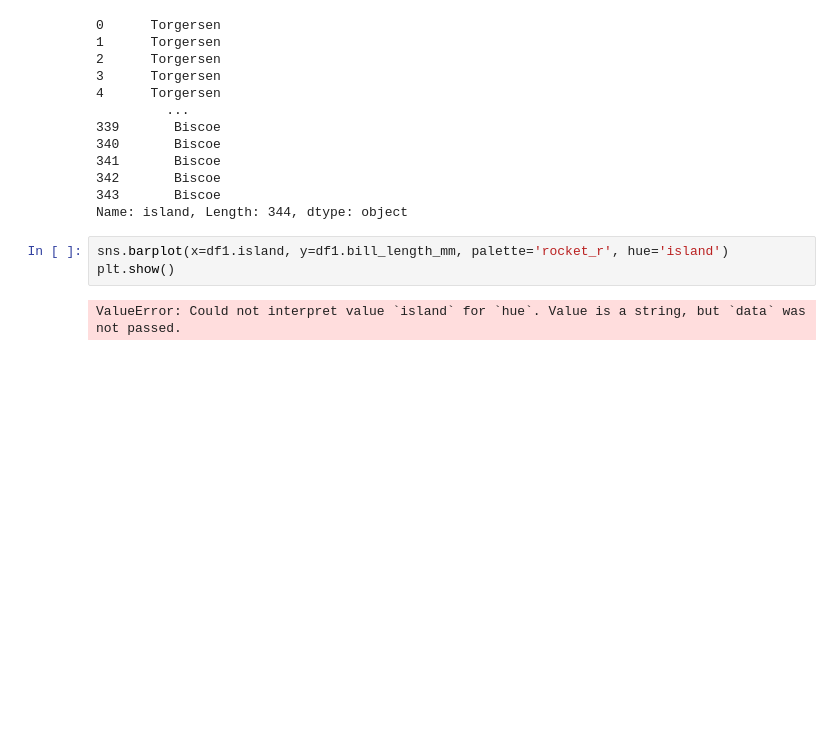
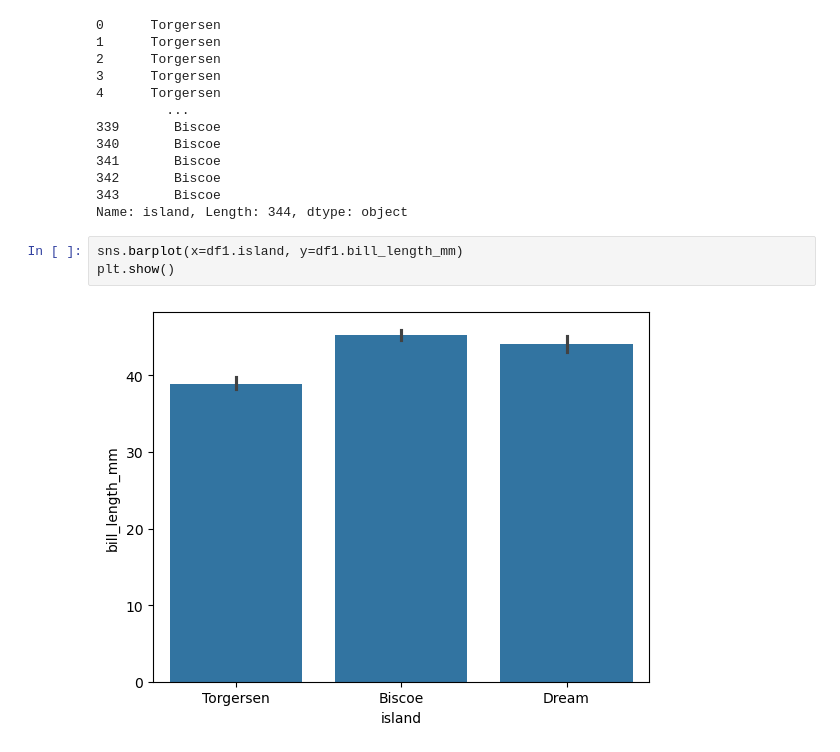
Before and after one commit to bilalramzan01/AI-Engineering-by-The-iScale, a Jupyter notebook: Python for Ai Engineering/unit 14 - Matplotlib and Seaborn/Matplotlib and Seaborn.ipynb, the cells around one changed output. Drawn from its saved outputs; the diff is of its cells as text; blank space fills up the shorter version.

```diff
--- a/Python for Ai Engineering/unit 14 - Matplotlib and Seaborn/Matplotlib and Seaborn.ipynb
+++ b/Python for Ai Engineering/unit 14 - Matplotlib and Seaborn/Matplotlib and Seaborn.ipynb
@@ -143,7 +143,7 @@ df1['island']
 343       Biscoe
 Name: island, Length: 344, dtype: object
 # %%
-sns.barplot(x=df1.island, y=df1.bill_length_mm, palette='rocket_r', hue='island')
+sns.barplot(x=df1.island, y=df1.bill_length_mm)
 plt.show()
 # %% [output]
-ValueError: Could not interpret value `island` for `hue`. Value is a string, but `data` was not passed.
+[figure, added]
```
Also changed, not shown: parts of 3 cells of this notebook.
